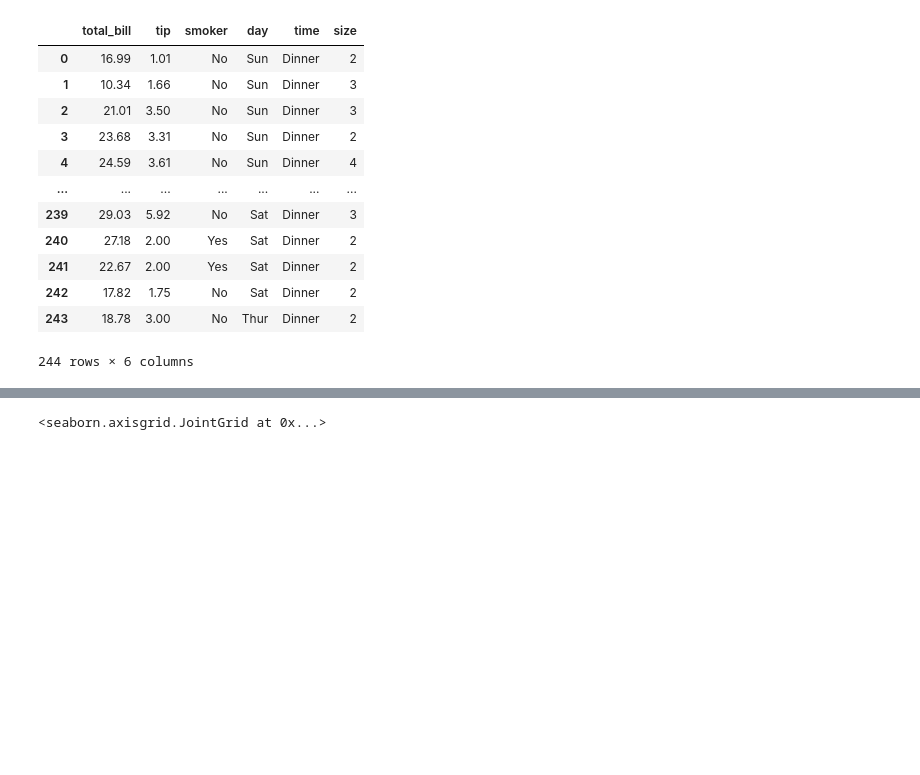
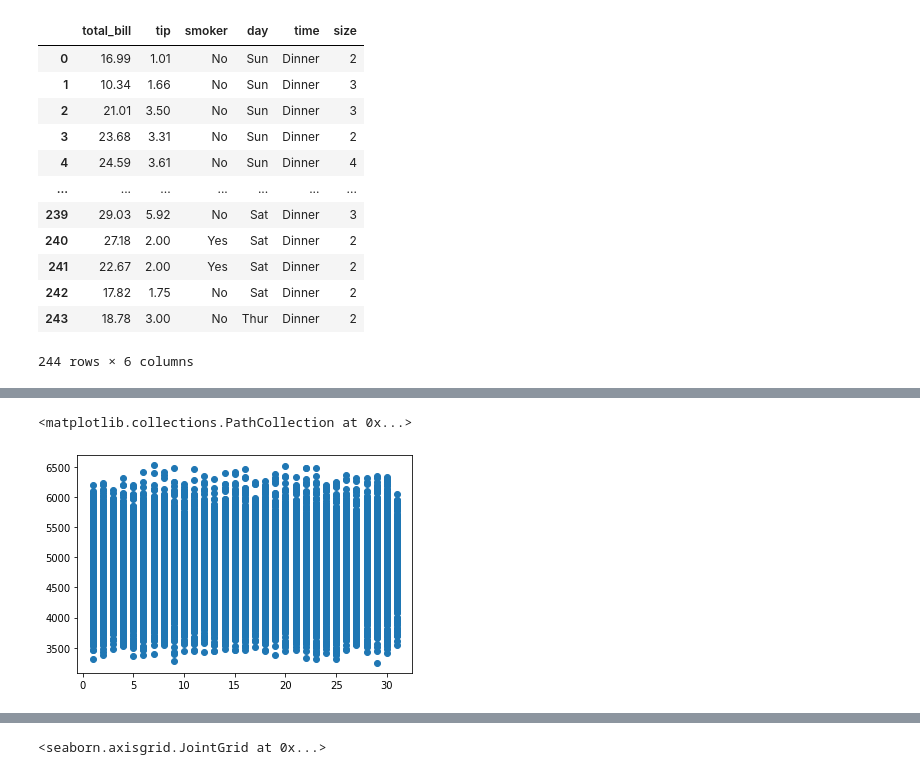
Before and after one commit to jafetimbre/optimus, a Jupyter notebook: src/lab_6.ipynb, the cells around one changed output, grey strips where cells are left out. Saved outputs shown, nothing was run; the diff lists cells and outputs as text; code cells hidden in the pictures; blank space fills up the shorter version.

```diff
--- a/src/lab_6.ipynb
+++ b/src/lab_6.ipynb
@@ -30,0 +41,13 @@ Analizați relația dintre seriile total_bill, tip, size
+# %%
+births = pd.read_csv('https://raw.githubusercontent.com/jafetimbre/optimus/master/data/births.csv')
+births.dropna(inplace=True)
+
+# months_str = [ m[:3] for m in [ 'January', 'February', 'March', 'April', 'May', 'June', 'July', 'August', 'September', 'October', 'November', 'December'] ]
+# births.month = births.month.apply(lambda x: months_str[x-1])
+
+births = births[births.day <= 31]
+# %%
+plt.scatter(births['day'], births['births'])
+# %% [output]
+<matplotlib.collections.PathCollection at 0x...>
+[figure, added]
```
Also changed, not shown: parts of 11 cells of this notebook.
